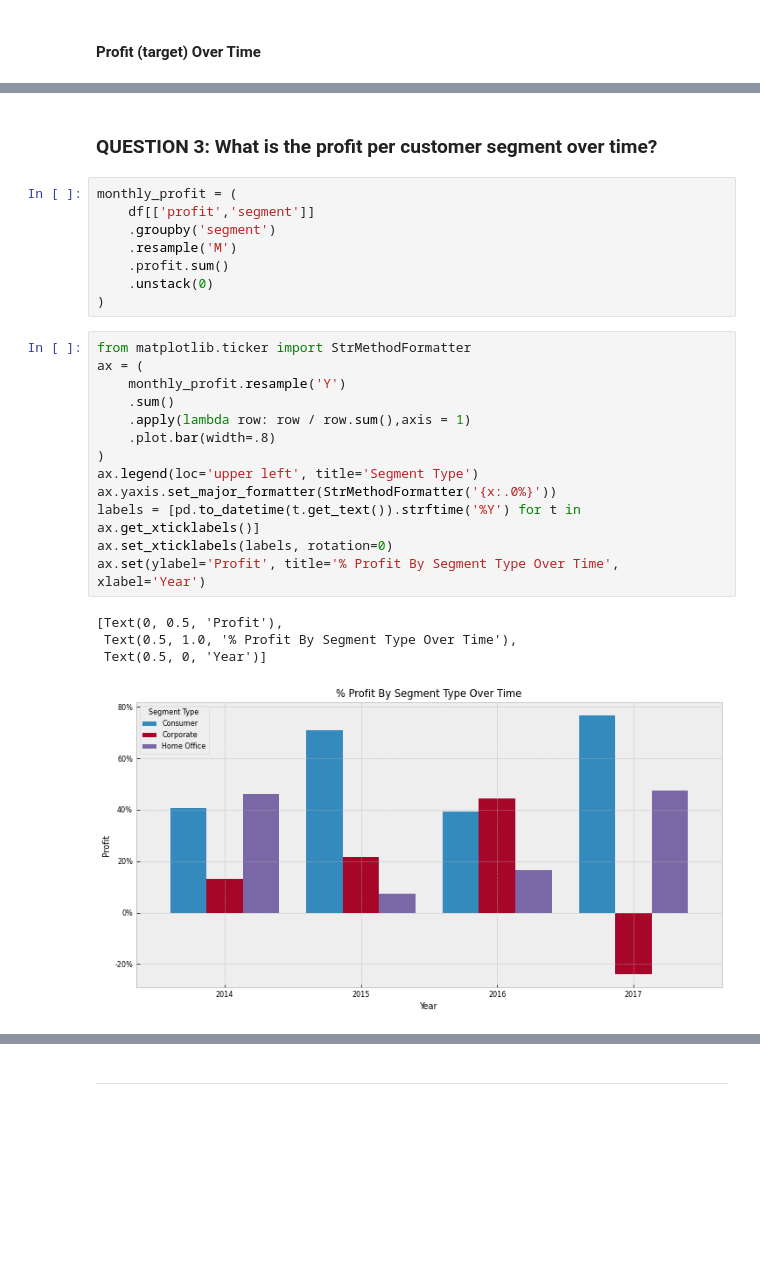
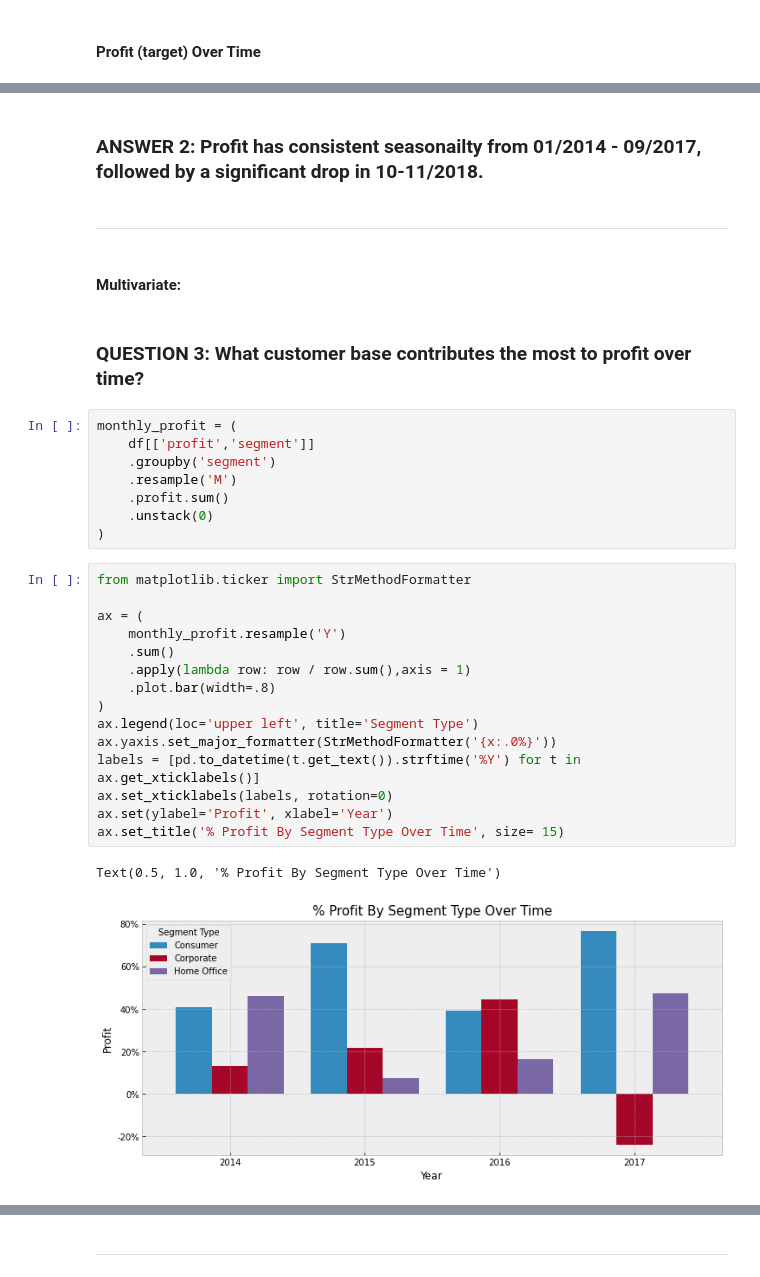
Before and after one commit to long-name-gang/time_series-project, a Jupyter notebook: rachel_final_report.ipynb, the cells around one changed output, grey strips where cells are left out. Drawn from its saved outputs; the diff is of its cells as text; blank space fills up the shorter version.

```diff
--- a/rachel_final_report.ipynb
+++ b/rachel_final_report.ipynb
@@ -253,5 +276,11 @@ Observations:
+# %% [markdown]
+### ANSWER 2:  Profit has consistent seasonailty from 01/2014 - 09/2017, followed by a significant drop in 10-11/2018.
+# %% [markdown]
+---
+# %% [markdown]
+#### Multivariate:
 # %% [markdown]
-### QUESTION 3: What is the profit per customer segment over time?
+### QUESTION 3: What customer base contributes the most to profit over time?
 # %%
 monthly_profit = (
     df[['profit','segment']]
@@ -262,19 +291,19 @@ monthly_profit = (
 )
 # %%
 from matplotlib.ticker import StrMethodFormatter
+
 ax = (
     monthly_profit.resample('Y')
     .sum()
     .apply(lambda row: row / row.sum(),axis = 1)
     .plot.bar(width=.8)
 )
 ax.legend(loc='upper left', title='Segment Type')
 ax.yaxis.set_major_formatter(StrMethodFormatter('{x:.0%}'))
 labels = [pd.to_datetime(t.get_text()).strftime('%Y') for t in ax.get_xticklabels()]
 ax.set_xticklabels(labels, rotation=0)
-ax.set(ylabel='Profit', title='% Profit By Segment Type Over Time', xlabel='Year')
+ax.set(ylabel='Profit', xlabel='Year')
+ax.set_title('% Profit By Segment Type Over Time', size= 15)
 # %% [output]
-[Text(0, 0.5, 'Profit'),
- Text(0.5, 1.0, '% Profit By Segment Type Over Time'),
- Text(0.5, 0, 'Year')]
+Text(0.5, 1.0, '% Profit By Segment Type Over Time')
-[figure, old version]
+[figure, new version]
```
Also changed, not shown: parts of 37 cells of this notebook.
